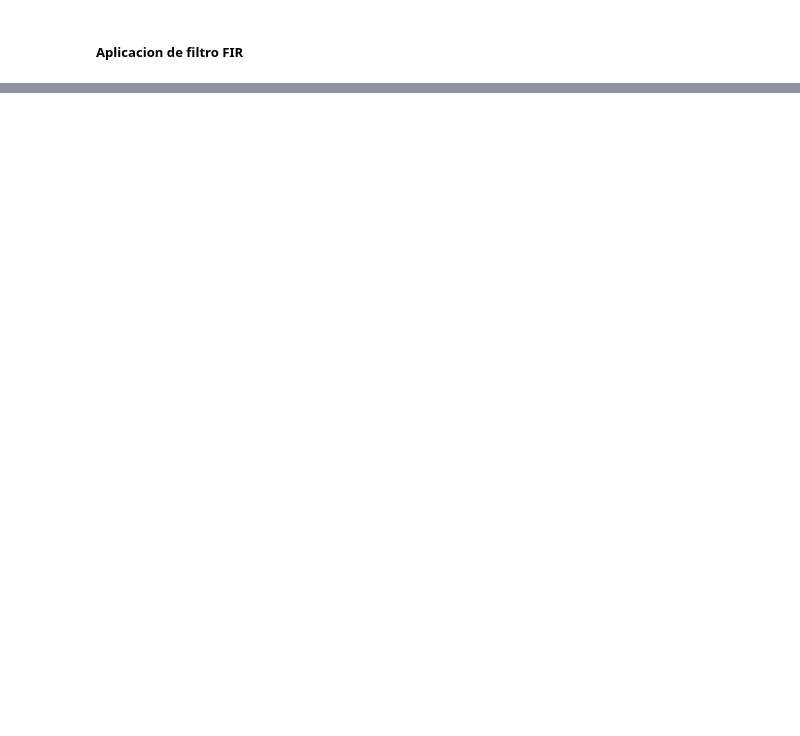
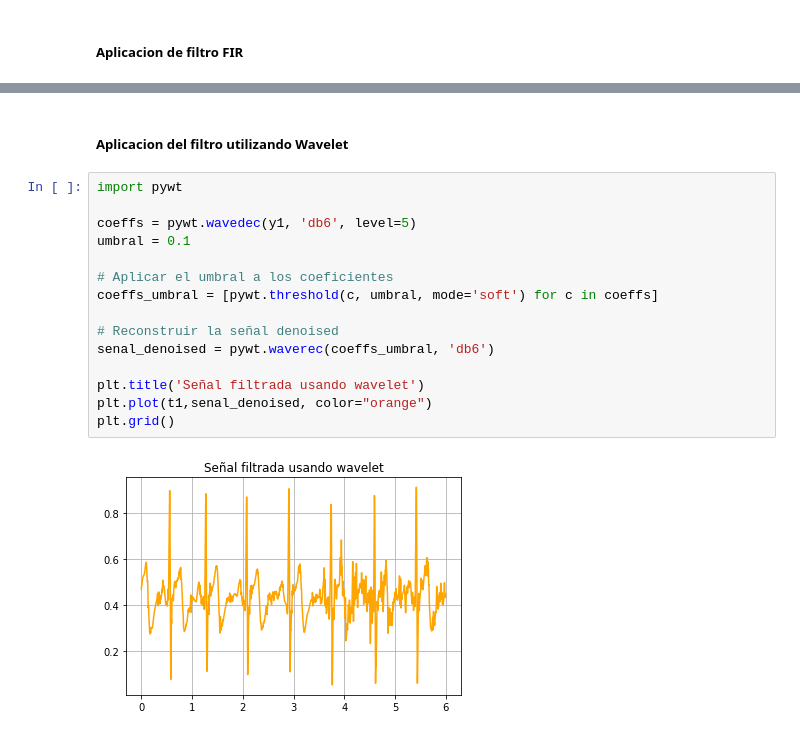
Before and after one commit to fruizg/Introduccion_de_senales, a Jupyter notebook: ISB/Laboratorios/Lab6_Filtrado/FiltroECG.ipynb, the cells around one changed output, grey strips where cells are left out. Saved outputs shown, nothing was run; the diff lists cells and outputs as text; blank space fills up the shorter version.

Commit message:
FIltrado de la señal ECG

```diff
--- a/ISB/Laboratorios/Lab6_Filtrado/FiltroECG.ipynb
+++ b/ISB/Laboratorios/Lab6_Filtrado/FiltroECG.ipynb
@@ -124,0 +108,19 @@ ValueError: A filter with an even number of coefficients must have zero response
+# %% [markdown]
+##### Aplicacion del filtro utilizando Wavelet
+# %%
+import pywt
+
+coeffs = pywt.wavedec(y1, 'db6', level=5)
+umbral = 0.1
+
+# Aplicar el umbral a los coeficientes
+coeffs_umbral = [pywt.threshold(c, umbral, mode='soft') for c in coeffs]
+
+# Reconstruir la señal denoised
+senal_denoised = pywt.waverec(coeffs_umbral, 'db6')
+
+plt.title('Señal filtrada usando wavelet')
+plt.plot(t1,senal_denoised, color="orange")
+plt.grid()
+# %% [output]
+[figure, added]
```
Also changed, not shown: parts of 11 cells of this notebook.
